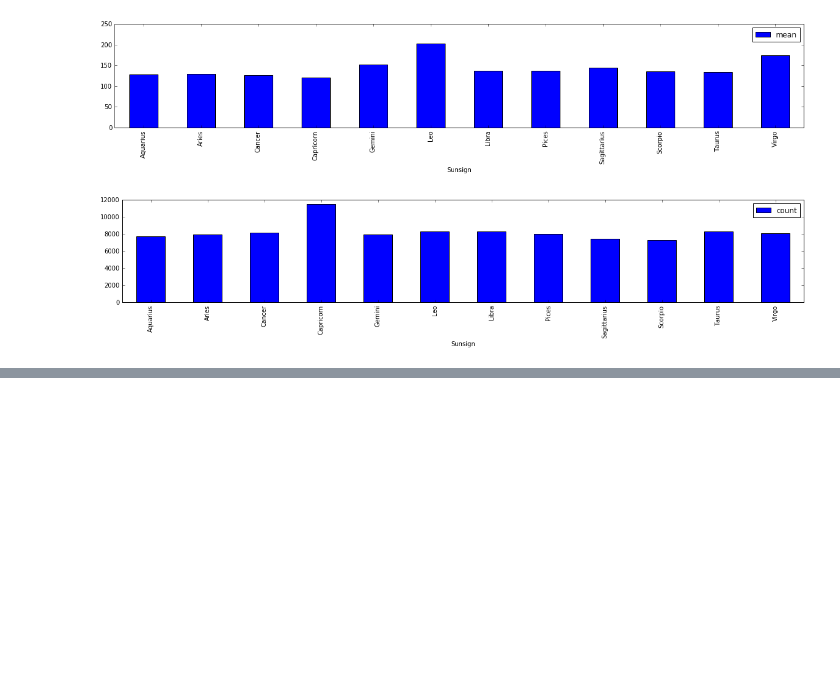
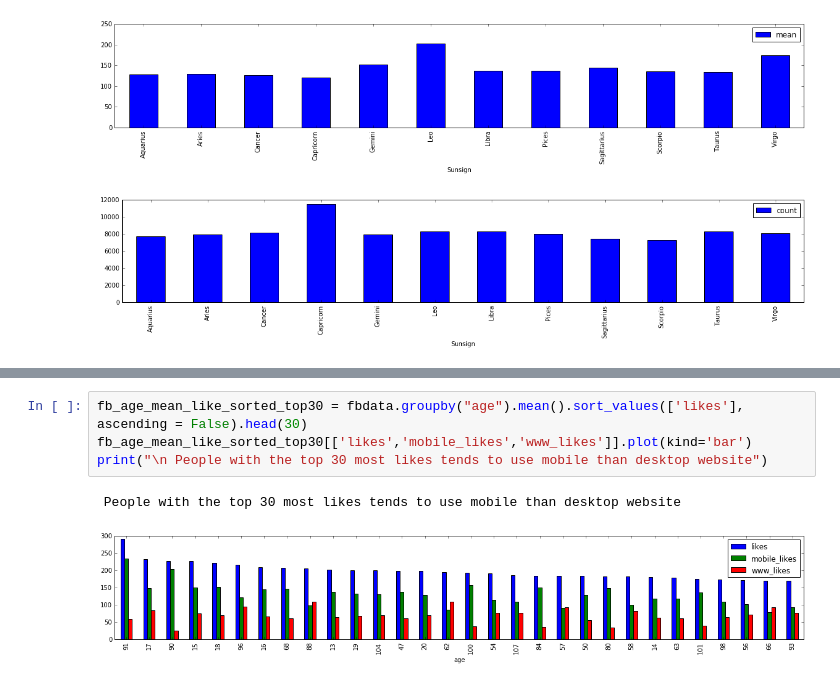
Before and after one commit to jainsrbh/fbproject, a Jupyter notebook: fbusers.ipynb, the cells around one changed output, grey strips where cells are left out. Drawn from its saved outputs; the diff is of its cells as text; blank space fills up the shorter version.

```diff
--- a/fbusers.ipynb
+++ b/fbusers.ipynb
@@ -268,0 +337,7 @@ Capricorn characteristics:Capricorn personality traits. Capricorns are the plann
+# %%
+fb_age_mean_like_sorted_top30 = fbdata.groupby("age").mean().sort_values(['likes'], ascending = False).head(30)
+fb_age_mean_like_sorted_top30[['likes','mobile_likes','www_likes']].plot(kind='bar')
+print("\n People with the top 30 most likes tends to use mobile than desktop website")
+# %% [output]
+ People with the top 30 most likes tends to use mobile than desktop website
+[figure, added]
```
Also changed, not shown: parts of 4 cells of this notebook.
